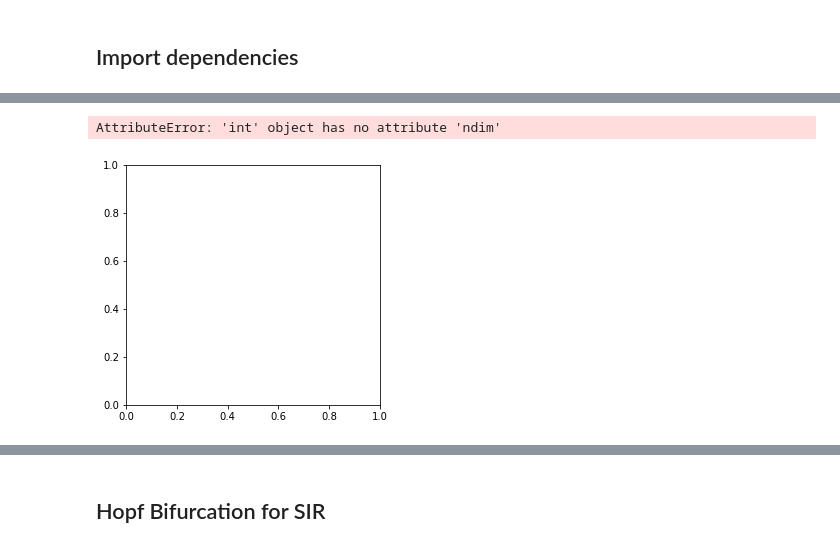
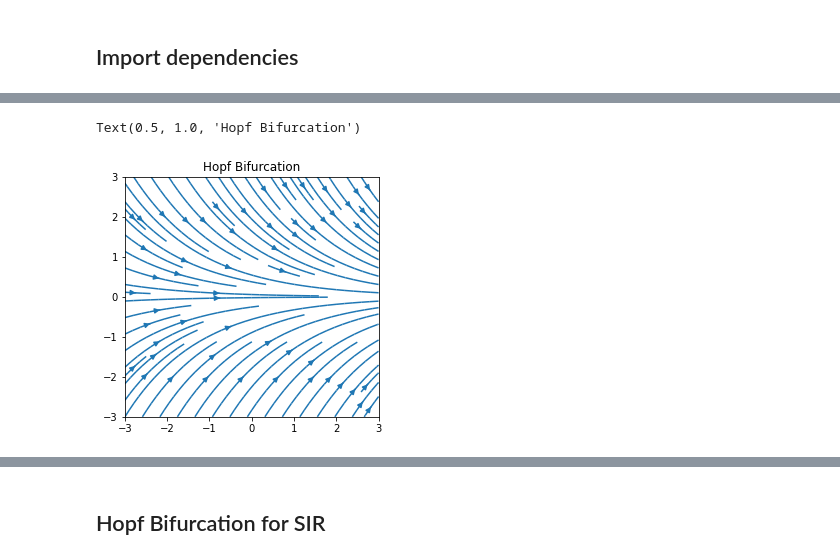
Before and after one commit to clarissanjani/MLCMS_Final-Project, a Jupyter notebook: hopf.ipynb, the cells around one changed output, grey strips where cells are left out. Drawn from its saved outputs; the diff is of its cells as text; code cells hidden in the pictures.

Commit message:
Push hopf bifurcation

```diff
--- a/hopf.ipynb
+++ b/hopf.ipynb
@@ -35,8 +35,9 @@ x,y = np.array(new_X).T
 # %%
-S, I = np.linspace(-1500,200, 100), np.linspace(-1500,200, 100)
+#S, I = np.linspace(2,2, 100), np.linspace(2,2, 100)
+w = 3
+I, S = np.mgrid[-w:w:100j, -w:w:100j]
+i,s = I[:,0], S[0,:]
 
 # Andronov_Hopf normal form
 dSdt = A - d * S - (beta * S * I) / (S + I + R)
 dIdt = - (d + nu) * I - m * I + (beta * S * I) / (S + I + R)
-
-plt.figure(figsize=(7, 7))
@@ -51,10 +44,11 @@ ValueError: 'u' and 'v' must match the shape of 'Grid(x, y)'
-# %%
-fig = plt.figure(figsize=(10, 20))
-gs = gridspec.GridSpec(nrows=3, ncols=2, height_ratios=[1, 1, 2])
-
-#  Varying density along a streamline
-ax0 = fig.add_subplot(gs[0, 0])
-ax0.streamplot(t_end, t_end, s, i, color='red')
-# %% [output]
-AttributeError: 'int' object has no attribute 'ndim'
-[figure, removed]
+# %%
+fig = plt.figure(figsize=(10, 20))
+gs = gridspec.GridSpec(nrows=3, ncols=2, height_ratios=[1, 1, 2])
+
+#  Varying density along a streamline
+ax0 = fig.add_subplot(gs[0, 0])
+ax0.streamplot(s, i, dSdt, dIdt, density=[1])
+ax0.set_title('Hopf Bifurcation')
+# %% [output]
+Text(0.5, 1.0, 'Hopf Bifurcation')
+[figure, added]
```
Also changed, not shown: parts of 7 cells of this notebook.
